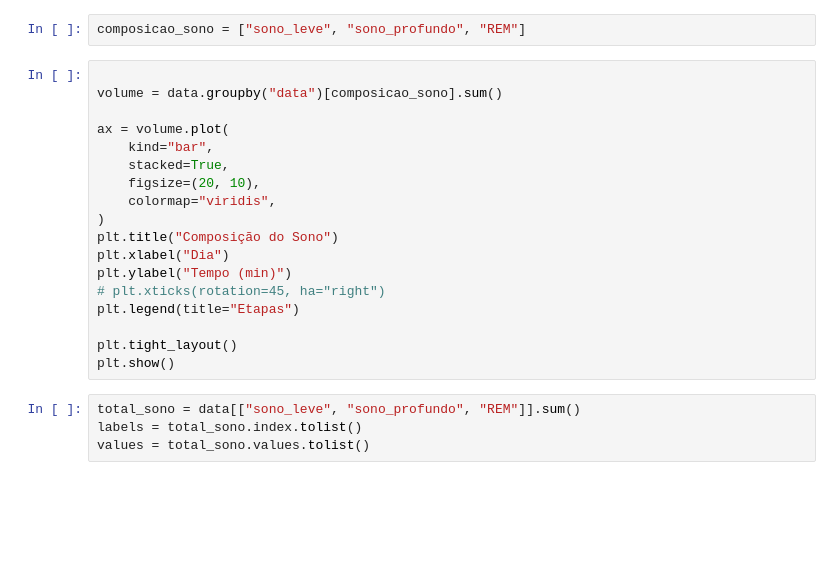
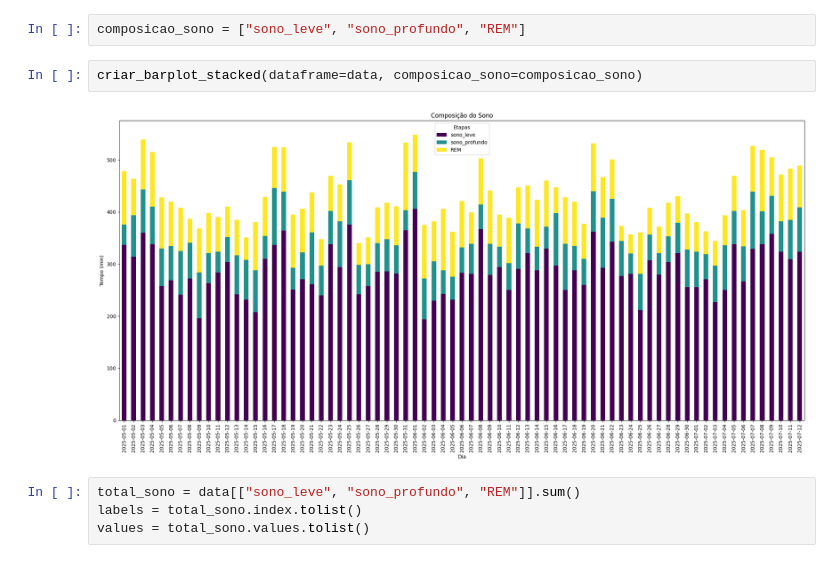
Before and after one commit to kylesonev/sleep_analysis, a Jupyter notebook: notebook/02_eda.ipynb, the cells around one changed output. Saved outputs shown, nothing was run; the diff lists cells and outputs as text; blank space fills up the shorter version.

```diff
--- a/notebook/02_eda.ipynb
+++ b/notebook/02_eda.ipynb
@@ -131,23 +148,9 @@ Utilização de Bar Plot (Stacked) para visualizar como está composta a duraç
 # %%
 composicao_sono = ["sono_leve", "sono_profundo", "REM"]
 # %%
-
-volume = data.groupby("data")[composicao_sono].sum()
-
-ax = volume.plot(
-    kind="bar",
-    stacked=True,
-    figsize=(20, 10),
-    colormap="viridis",
-)
-plt.title("Composição do Sono")
-plt.xlabel("Dia")
-plt.ylabel("Tempo (min)")
-# plt.xticks(rotation=45, ha="right")
-plt.legend(title="Etapas")
-
-plt.tight_layout()
-plt.show()
+criar_barplot_stacked(dataframe=data, composicao_sono=composicao_sono)
+# %% [output]
+[figure, added]
 # %%
 total_sono = data[["sono_leve", "sono_profundo", "REM"]].sum()
 labels = total_sono.index.tolist()
```
Also changed, not shown: parts of 27 cells of this notebook, 1 other file.
